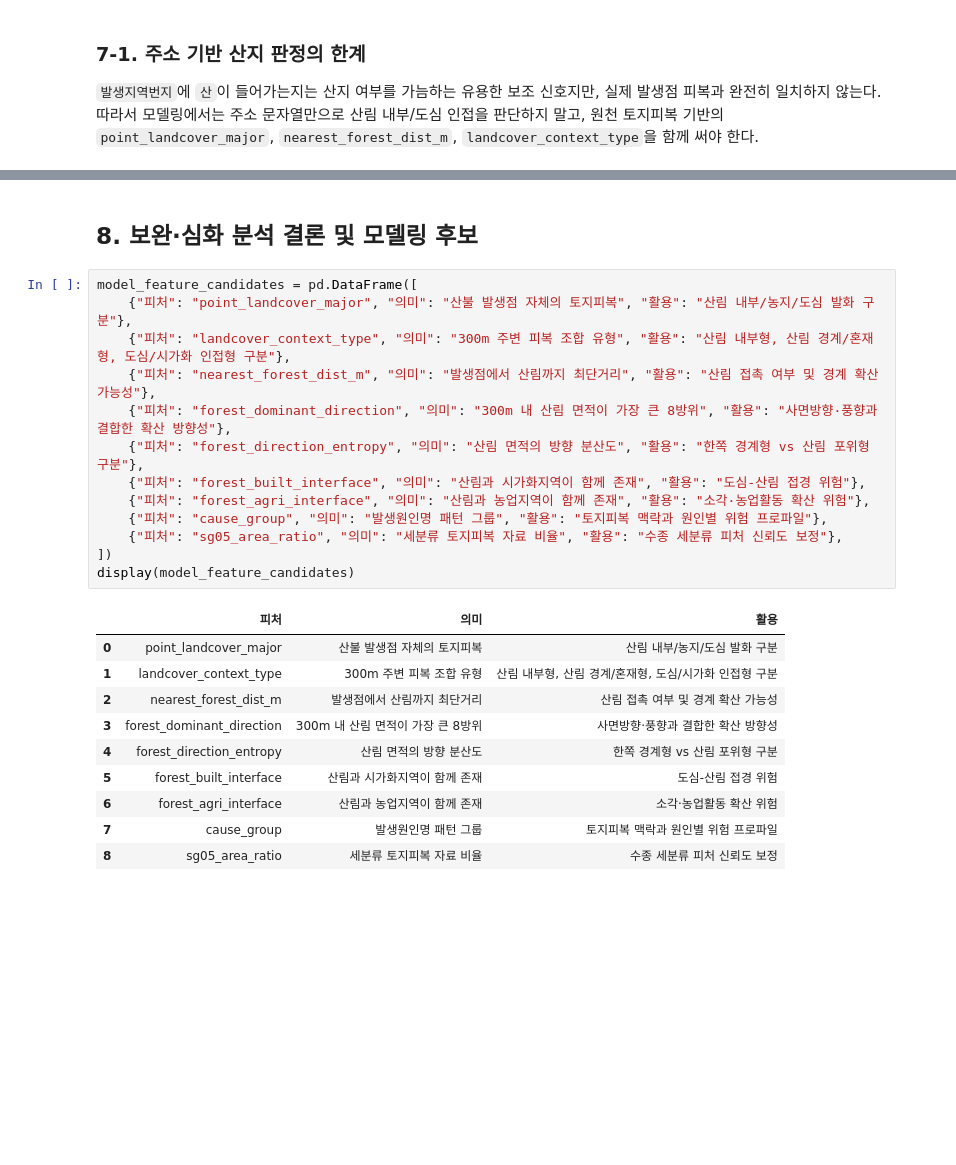
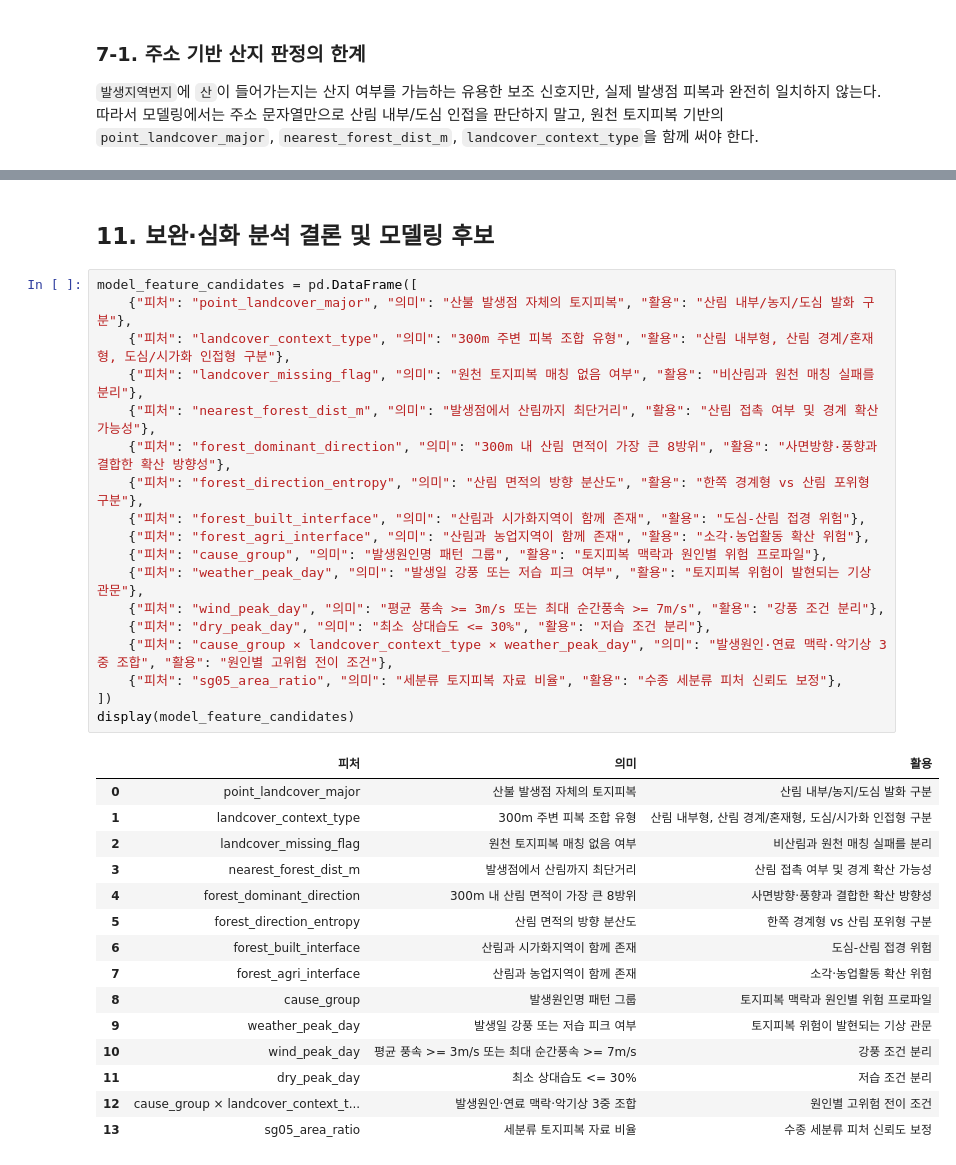
Before and after one commit to Max-JI64/farm-system-public-02, a Jupyter notebook: jsw/EDA/EDA-2026-05-27_전국-심화-분석.ipynb, the cells around one changed output, grey strips where cells are left out. Cells and saved outputs as stored; diff of their text form; blank space fills up the shorter version.

```diff
--- a/jsw/EDA/EDA-2026-05-27_전체-심화-분석.ipynb
+++ b/jsw/EDA/EDA-2026-05-27_전국-심화-분석.ipynb
@@ -635,27 +975,37 @@ display(parcel_summary.round(4))
 # %% [markdown]
-## 8. 보완·심화 분석 결론 및 모델링 후보
+## 11. 보완·심화 분석 결론 및 모델링 후보
 # %%
 model_feature_candidates = pd.DataFrame([
     {"피처": "point_landcover_major", "의미": "산불 발생점 자체의 토지피복", "활용": "산림 내부/농지/도심 발화 구분"},
     {"피처": "landcover_context_type", "의미": "300m 주변 피복 조합 유형", "활용": "산림 내부형, 산림 경계/혼재형, 도심/시가화 인접형 구분"},
+    {"피처": "landcover_missing_flag", "의미": "원천 토지피복 매칭 없음 여부", "활용": "비산림과 원천 매칭 실패를 분리"},
     {"피처": "nearest_forest_dist_m", "의미": "발생점에서 산림까지 최단거리", "활용": "산림 접촉 여부 및 경계 확산 가능성"},
     {"피처": "forest_dominant_direction", "의미": "300m 내 산림 면적이 가장 큰 8방위", "활용": "사면방향·풍향과 결합한 확산 방향성"},
     {"피처": "forest_direction_entropy", "의미": "산림 면적의 방향 분산도", "활용": "한쪽 경계형 vs 산림 포위형 구분"},
     {"피처": "forest_built_interface", "의미": "산림과 시가화지역이 함께 존재", "활용": "도심-산림 접경 위험"},
     {"피처": "forest_agri_interface", "의미": "산림과 농업지역이 함께 존재", "활용": "소각·농업활동 확산 위험"},
     {"피처": "cause_group", "의미": "발생원인명 패턴 그룹", "활용": "토지피복 맥락과 원인별 위험 프로파일"},
+    {"피처": "weather_peak_day", "의미": "발생일 강풍 또는 저습 피크 여부", "활용": "토지피복 위험이 발현되는 기상 관문"},
+    {"피처": "wind_peak_day", "의미": "평균 풍속 >= 3m/s 또는 최대 순간풍속 >= 7m/s", "활용": "강풍 조건 분리"},
+    {"피처": "dry_peak_day", "의미": "최소 상대습도 <= 30%", "활용": "저습 조건 분리"},
+    {"피처": "cause_group × landcover_context_type × weather_peak_day", "의미": "발생원인·연료 맥락·악기상 3중 조합", "활용": "원인별 고위험 전이 조건"},
     {"피처": "sg05_area_ratio", "의미": "세분류 토지피복 자료 비율", "활용": "수종 세분류 피처 신뢰도 보정"},
 ])
 display(model_feature_candidates)
 # %% [output]
 |  | 피처 | 의미 | 활용 |
 | 0 | point_landcover_major | 산불 발생점 자체의 토지피복 | 산림 내부/농지/도심 발화 구분 |
 | 1 | landcover_context_type | 300m 주변 피복 조합 유형 | 산림 내부형, 산림 경계/혼재형, 도심/시가화 인접형 구분 |
-| 2 | nearest_forest_dist_m | 발생점에서 산림까지 최단거리 | 산림 접촉 여부 및 경계 확산 가능성 |
-| 3 | forest_dominant_direction | 300m 내 산림 면적이 가장 큰 8방위 | 사면방향·풍향과 결합한 확산 방향성 |
-| 4 | forest_direction_entropy | 산림 면적의 방향 분산도 | 한쪽 경계형 vs 산림 포위형 구분 |
-| 5 | forest_built_interface | 산림과 시가화지역이 함께 존재 | 도심-산림 접경 위험 |
-| 6 | forest_agri_interface | 산림과 농업지역이 함께 존재 | 소각·농업활동 확산 위험 |
-| 7 | cause_group | 발생원인명 패턴 그룹 | 토지피복 맥락과 원인별 위험 프로파일 |
-| 8 | sg05_area_ratio | 세분류 토지피복 자료 비율 | 수종 세분류 피처 신뢰도 보정 |
+| 2 | landcover_missing_flag | 원천 토지피복 매칭 없음 여부 | 비산림과 원천 매칭 실패를 분리 |
+| 3 | nearest_forest_dist_m | 발생점에서 산림까지 최단거리 | 산림 접촉 여부 및 경계 확산 가능성 |
+| 4 | forest_dominant_direction | 300m 내 산림 면적이 가장 큰 8방위 | 사면방향·풍향과 결합한 확산 방향성 |
+| 5 | forest_direction_entropy | 산림 면적의 방향 분산도 | 한쪽 경계형 vs 산림 포위형 구분 |
+| 6 | forest_built_interface | 산림과 시가화지역이 함께 존재 | 도심-산림 접경 위험 |
+| 7 | forest_agri_interface | 산림과 농업지역이 함께 존재 | 소각·농업활동 확산 위험 |
+| 8 | cause_group | 발생원인명 패턴 그룹 | 토지피복 맥락과 원인별 위험 프로파일 |
+| 9 | weather_peak_day | 발생일 강풍 또는 저습 피크 여부 | 토지피복 위험이 발현되는 기상 관문 |
+| 10 | wind_peak_day | 평균 풍속 >= 3m/s 또는 최대 순간풍속 >= 7m/s | 강풍 조건 분리 |
+| 11 | dry_peak_day | 최소 상대습도 <= 30% | 저습 조건 분리 |
+| 12 | cause_group × landcover_context_t... | 발생원인·연료 맥락·악기상 3중 조합 | 원인별 고위험 전이 조건 |
+| 13 | sg05_area_ratio | 세분류 토지피복 자료 비율 | 수종 세분류 피처 신뢰도 보정 |
 # %% [markdown]
```
Also changed, not shown: parts of 13 cells of this notebook, 1 other file.
